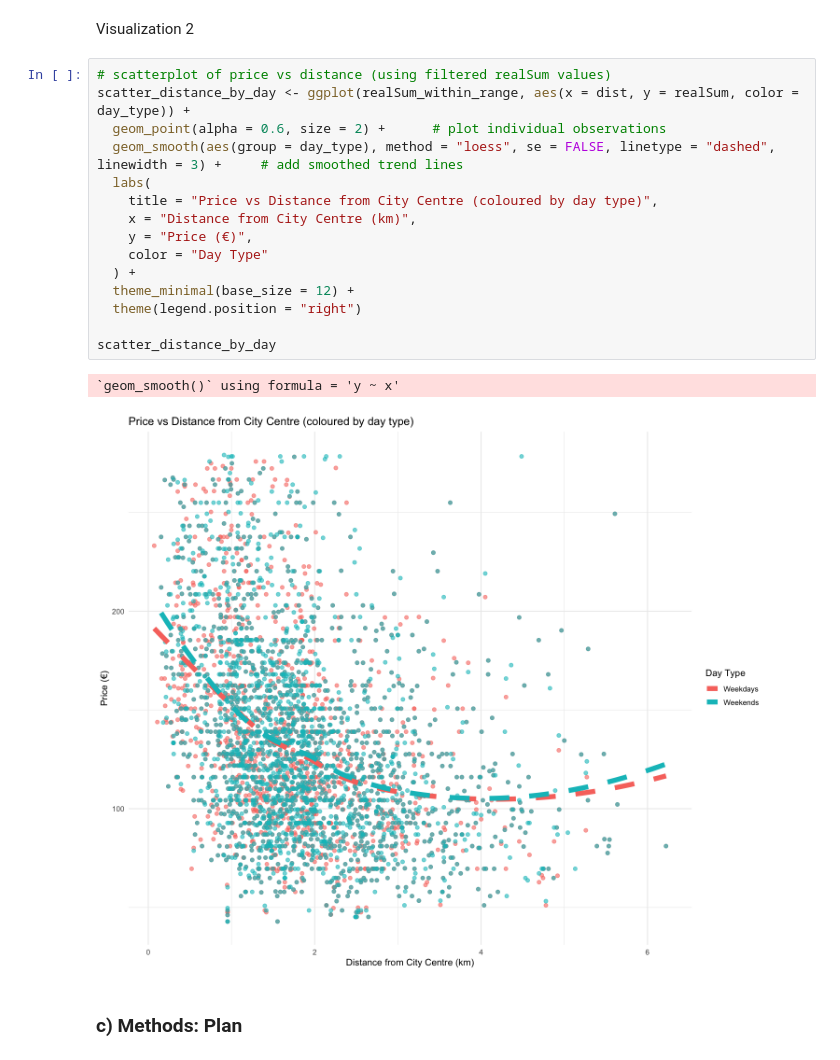
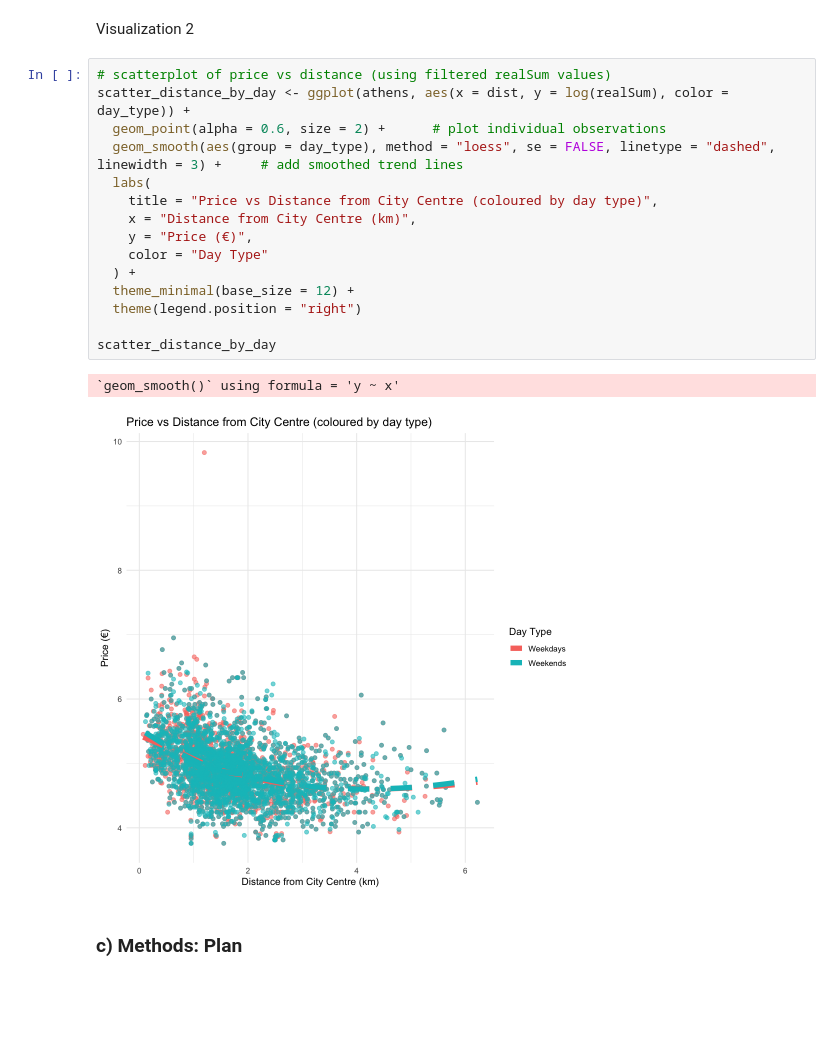
Before and after one commit to XH-DP3/STAT-301-Project-Final-Report---Group-33, a Jupyter notebook: Group 33 Final Report.ipynb, the cells around one changed output. Drawn from its saved outputs; the diff is of its cells as text; blank space fills up the shorter version.

```diff
--- a/Group 33 Final Report.ipynb
+++ b/Group 33 Final Report.ipynb
@@ -158,22 +150,22 @@ box_price_by_room_original + box_price_by_room_filtered
 Visualization 2
 # %%
 # scatterplot of price vs distance (using filtered realSum values)
-scatter_distance_by_day <- ggplot(realSum_within_range, aes(x = dist, y = realSum, color = day_type)) +
+scatter_distance_by_day <- ggplot(athens, aes(x = dist, y = log(realSum), color = day_type)) +
   geom_point(alpha = 0.6, size = 2) +      # plot individual observations
   geom_smooth(aes(group = day_type), method = "loess", se = FALSE, linetype = "dashed", linewidth = 3) +     # add smoothed trend lines
   labs(
     title = "Price vs Distance from City Centre (coloured by day type)",
     x = "Distance from City Centre (km)",
     y = "Price (€)",
     color = "Day Type"
   ) +
   theme_minimal(base_size = 12) +
   theme(legend.position = "right")
 
 scatter_distance_by_day
 # %% [output]
 `geom_smooth()` using formula = 'y ~ x'
-[figure, old version]
+[figure, new version]
 # %% [markdown]
 ### c) Methods: Plan
 # %% [markdown]
```
Also changed, not shown: parts of 25 cells of this notebook.
